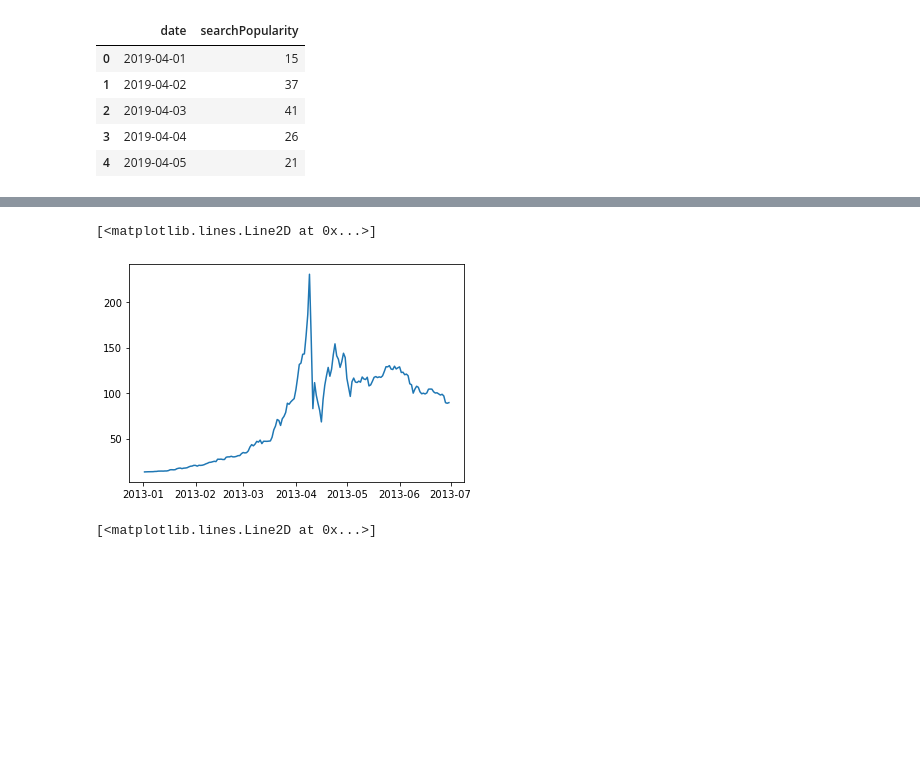
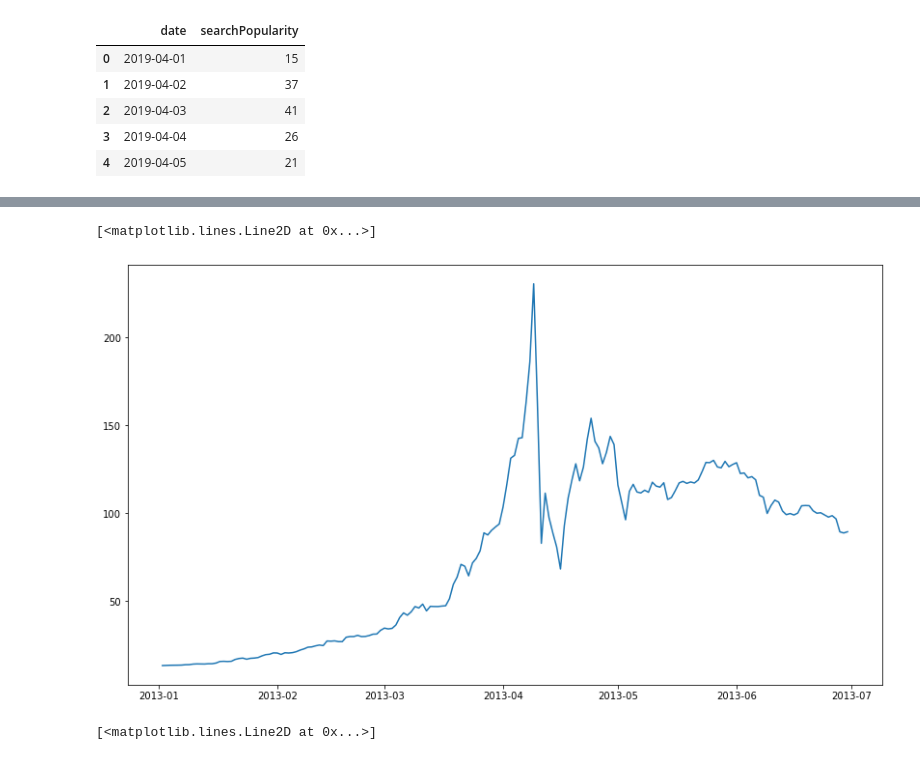
Before and after one commit to jcastrence/jcastrence.github.io, a Jupyter notebook: Untitled.ipynb, the cells around one changed output, grey strips where cells are left out. Cells and saved outputs as stored; diff of their text form; code cells hidden in the pictures; blank space fills up the shorter version.

```diff
--- a/Untitled.ipynb
+++ b/Untitled.ipynb
@@ -206,8 +258,9 @@ plt.plot(bubble4.date, bubble4.PriceUSD)
 # %%
+plt.figure(figsize=(14, 8))
 plt.plot(bubble2.date, bubble2.PriceUSD)
 # %% [output]
 [<matplotlib.lines.Line2D at 0x...>]
-[figure, old version]
+[figure, new version]
 # %%
 plt.plot(bubble3.date, bubble3.PriceUSD)
 # %% [output]
```
Also changed, not shown: parts of 33 cells of this notebook.
